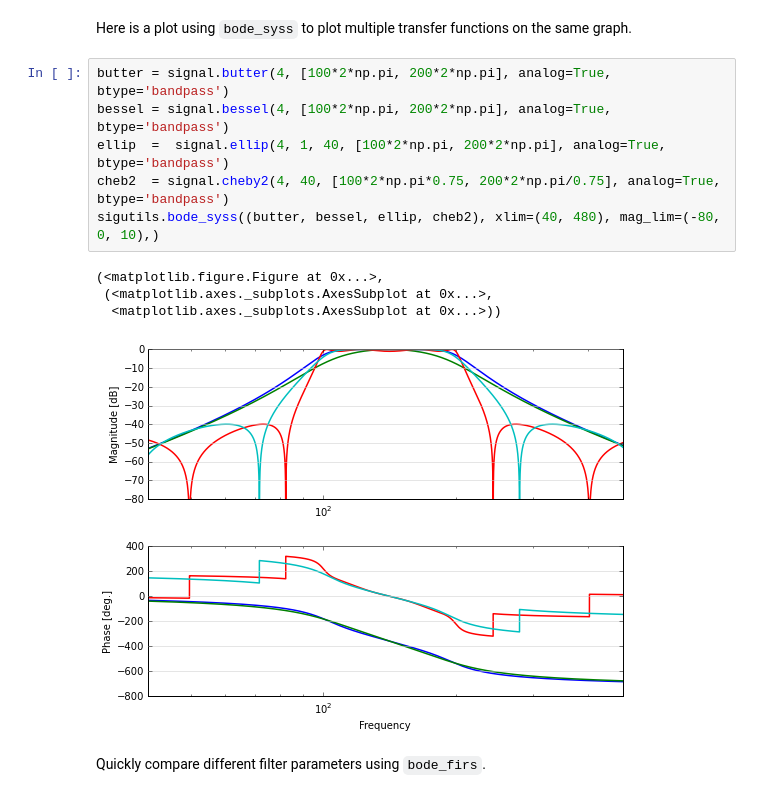
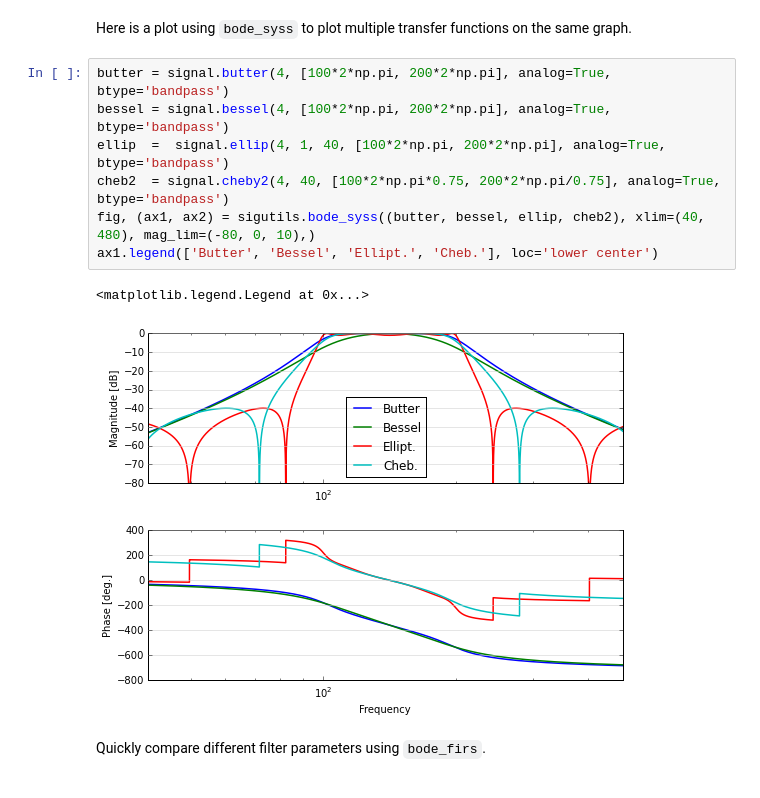
Before and after one commit to ryanpdwyer/sigutils, a Jupyter notebook: examples/Sigutils Example.ipynb, the cells around one changed output. Drawn from its saved outputs; the diff is of its cells as text.

```diff
--- a/examples/Sigutils Example.ipynb
+++ b/examples/Sigutils Example.ipynb
@@ -20,14 +22,13 @@ Here is a plot using `bode_syss` to plot multiple transfer functions on the same
 # %%
 butter = signal.butter(4, [100*2*np.pi, 200*2*np.pi], analog=True, btype='bandpass')
 bessel = signal.bessel(4, [100*2*np.pi, 200*2*np.pi], analog=True, btype='bandpass')
 ellip  =  signal.ellip(4, 1, 40, [100*2*np.pi, 200*2*np.pi], analog=True, btype='bandpass')
 cheb2  = signal.cheby2(4, 40, [100*2*np.pi*0.75, 200*2*np.pi/0.75], analog=True, btype='bandpass')
-sigutils.bode_syss((butter, bessel, ellip, cheb2), xlim=(40, 480), mag_lim=(-80, 0, 10),)
+fig, (ax1, ax2) = sigutils.bode_syss((butter, bessel, ellip, cheb2), xlim=(40, 480), mag_lim=(-80, 0, 10),)
+ax1.legend(['Butter', 'Bessel', 'Ellipt.', 'Cheb.'], loc='lower center')
 # %% [output]
-(<matplotlib.figure.Figure at 0x...>,
- (<matplotlib.axes._subplots.AxesSubplot at 0x...>,
-  <matplotlib.axes._subplots.AxesSubplot at 0x...>))
+<matplotlib.legend.Legend at 0x...>
-[figure, old version]
+[figure, new version]
 # %% [markdown]
 Quickly compare different filter parameters using `bode_firs`.
 # %%
```
Also changed, not shown: parts of 5 cells of this notebook, 3 other files.
